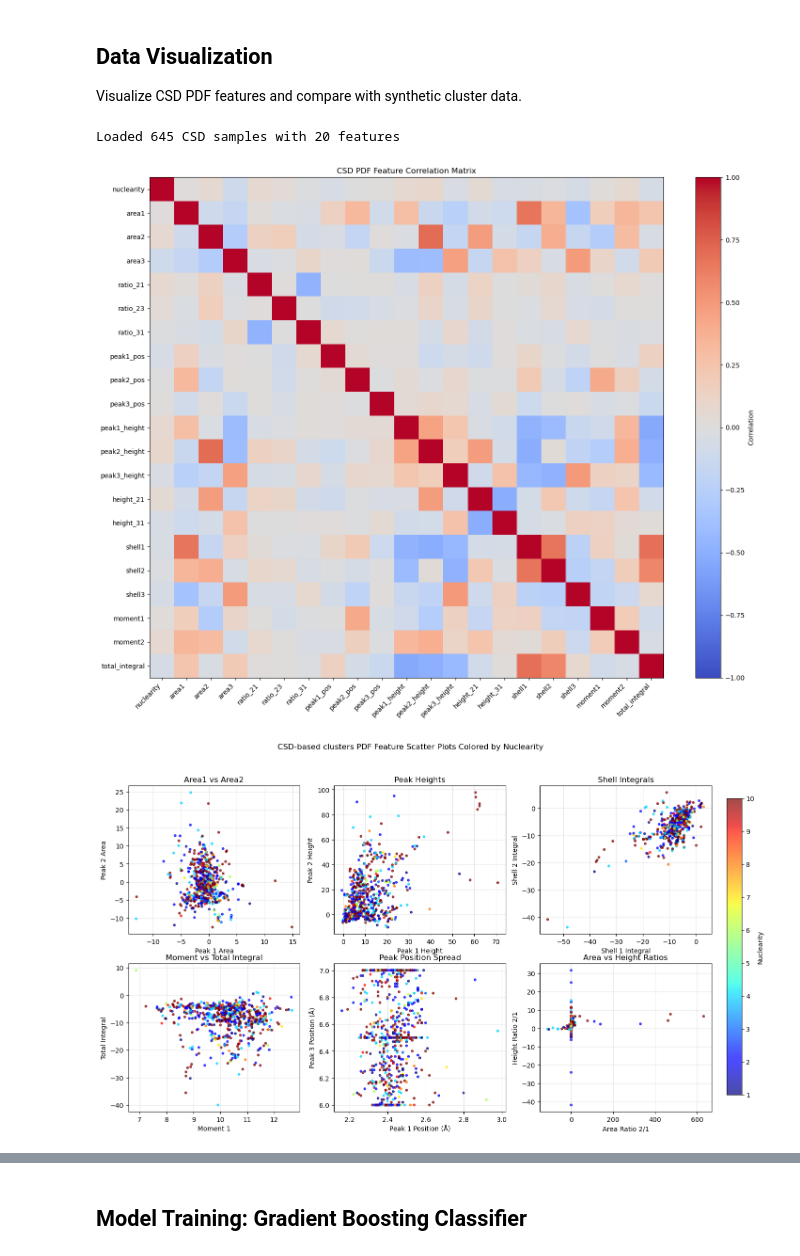
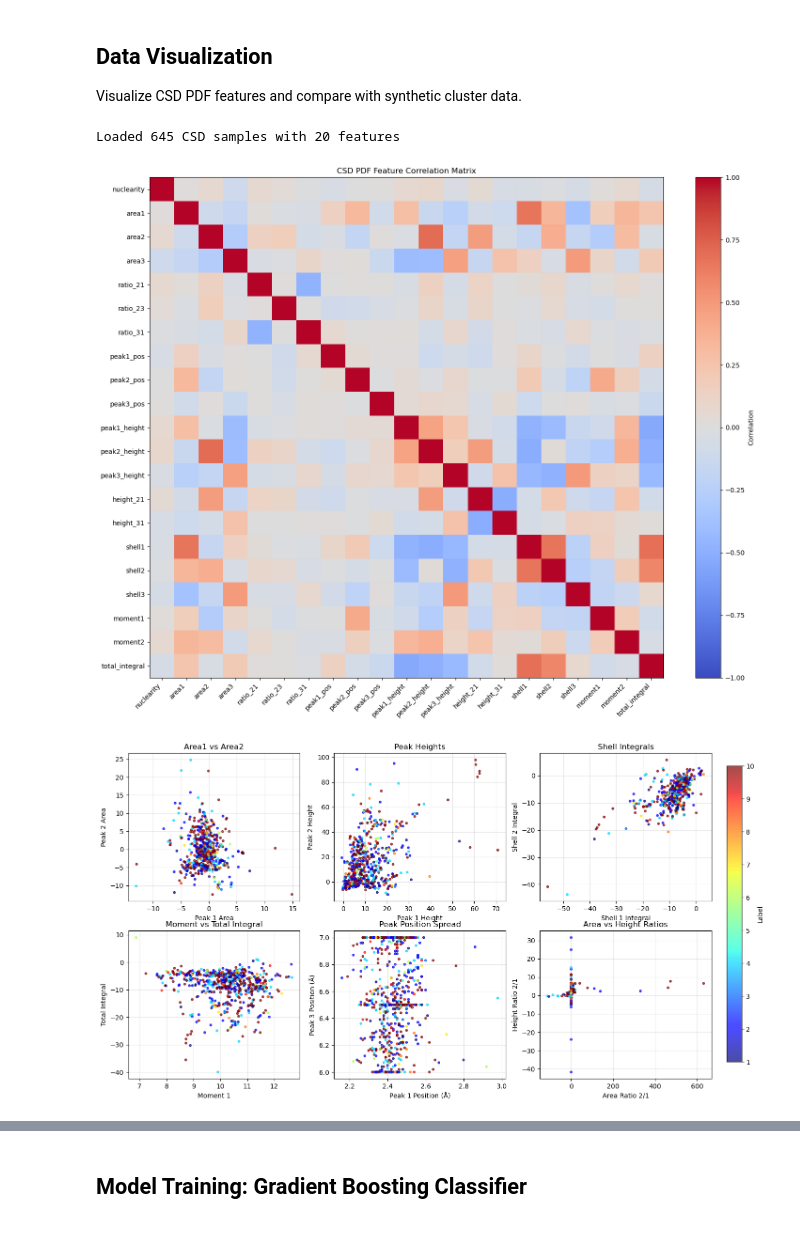
Before and after one commit to grebenyyk/PDF-NN, a Jupyter notebook: complete workflow/descriptors/C-descriptors-CSD.ipynb, the cells around one changed output, grey strips where cells are left out. Saved outputs shown, nothing was run; the diff lists cells and outputs as text; code cells hidden in the pictures.

```diff
--- a/complete workflow/descriptors/C-descriptors-CSD.ipynb
+++ b/complete workflow/descriptors/C-descriptors-CSD.ipynb
@@ -289,36 +289,36 @@ axes[0, 2].set_ylabel('Shell 2 Integral')
 axes[0, 2].set_title('Shell Integrals')
 axes[0, 2].grid(True, alpha=0.3)
 
 axes[1, 0].scatter(features_data['moment1'], features_data['total_integral'], **scatter_kwargs)
 axes[1, 0].set_xlabel('Moment 1')
 axes[1, 0].set_ylabel('Total Integral')
 axes[1, 0].set_title('Moment vs Total Integral')
 axes[1, 0].grid(True, alpha=0.3)
 
 axes[1, 1].scatter(features_data['peak1_pos'], features_data['peak3_pos'], **scatter_kwargs)
 axes[1, 1].set_xlabel('Peak 1 Position (Å)')
 axes[1, 1].set_ylabel('Peak 3 Position (Å)')
 axes[1, 1].set_title('Peak Position Spread')
 axes[1, 1].grid(True, alpha=0.3)
 
 axes[1, 2].scatter(features_data['ratio_21'], features_data['height_21'], **scatter_kwargs)
 axes[1, 2].set_xlabel('Area Ratio 2/1')
 axes[1, 2].set_ylabel('Height Ratio 2/1')
 axes[1, 2].set_title('Area vs Height Ratios')
 axes[1, 2].grid(True, alpha=0.3)
 
-fig.colorbar(axes[0, 0].collections[0], ax=axes, label='Nuclearity', shrink=1, cax=fig.add_axes([0.92, 0.15, 0.02, 0.7]))
-fig.suptitle('CSD-based clusters PDF Feature Scatter Plots Colored by Nuclearity')
+fig.colorbar(axes[0, 0].collections[0], ax=axes, label='Label', shrink=1, cax=fig.add_axes([0.92, 0.15, 0.02, 0.7]))
+#fig.suptitle('CSD-based clusters PDF Feature Scatter Plots Colored by Nuclearity')
 #plt.tight_layout()
 plt.show()
 
 # Display feature statistics
 print("\nCSD Feature statistics:")
 print(features_data.describe().round(3))
 # %% [output]
 Loaded 645 CSD samples with 20 features
 [figure]
-[figure, old version]
+[figure, new version]
 CSD Feature statistics:
        nuclearity    area1    area2    area3  ratio_21  ratio_23  ratio_31  \
 count     645.000  645.000  645.000  645.000   645.000   645.000   645.000
```
Also changed, not shown: parts of 2 cells of this notebook, 1 other file.
